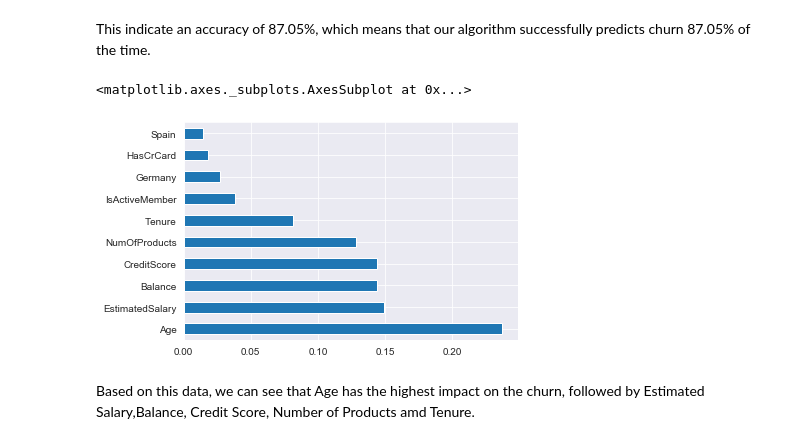
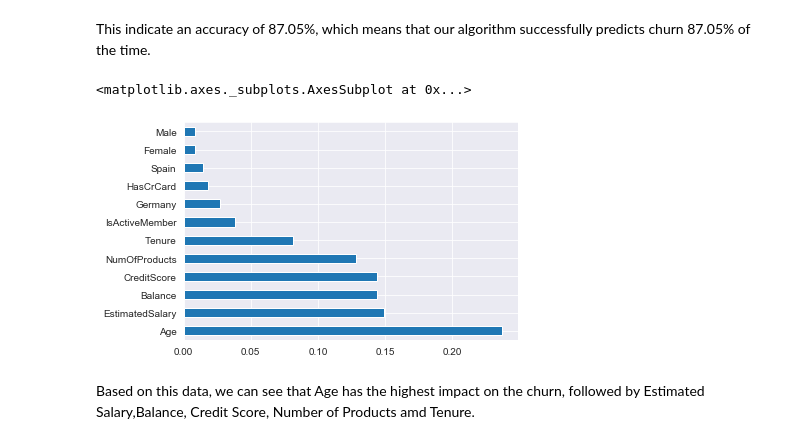
Before and after one commit to r2d2-collab/Springboard, a Jupyter notebook: Bank churn.ipynb, the cells around one changed output. Drawn from its saved outputs; the diff is of its cells as text; code cells hidden in the pictures.

```diff
--- a/Bank churn.ipynb
+++ b/Bank churn.ipynb
@@ -224,10 +224,10 @@ weighted avg       0.86      0.87      0.86      2000
 This indicate an accuracy of 87.05%, which means that our algorithm successfully predicts churn 87.05% of the time.
 # %%
 feat_importances = pd.Series(classifier.feature_importances_, index=X.columns)
-feat_importances.nlargest(10).plot(kind='barh')
+feat_importances.nlargest(12).plot(kind='barh')
 # %% [output]
 <matplotlib.axes._subplots.AxesSubplot at 0x...>
-[figure, old version]
+[figure, new version]
 # %% [markdown]
 Based on this data, we can see that Age has the highest impact on the churn, followed by Estimated Salary,Balance, Credit Score, Number of Products amd Tenure.
 # %% [markdown]
```
